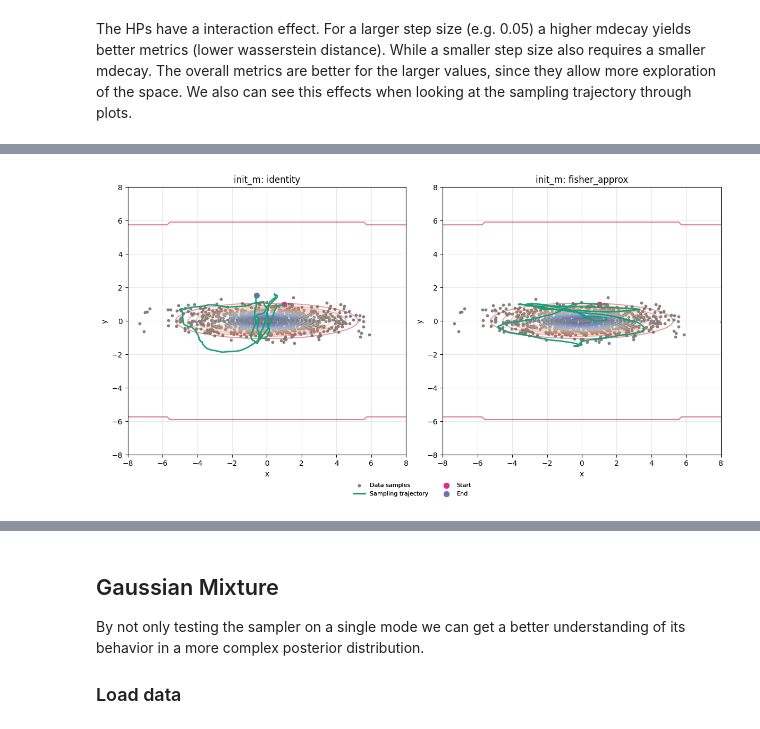
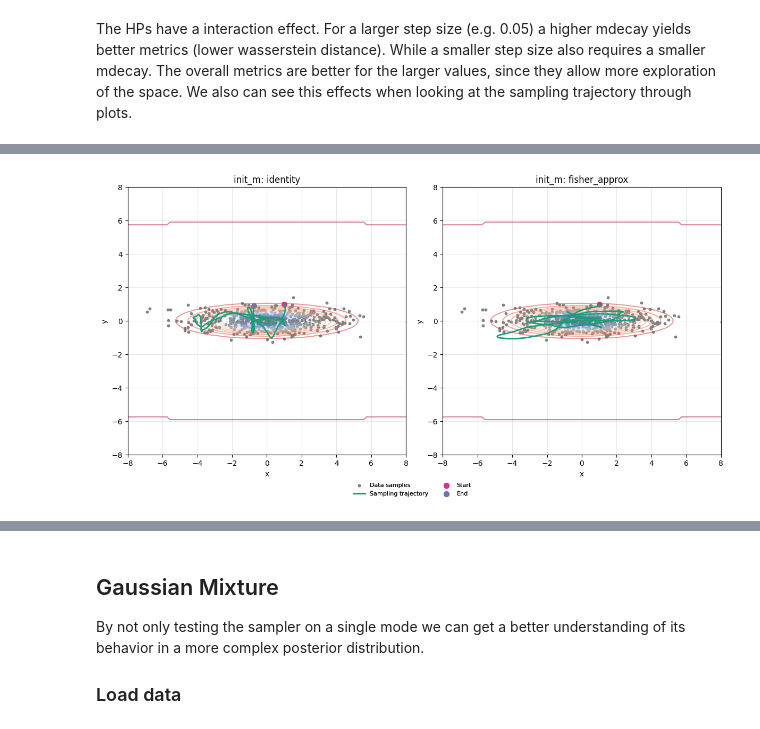
Before and after one commit to mo374z/enhancing-sgmcmc, a Jupyter notebook: notebooks/evaluate_experiments.ipynb, the cells around one changed output, grey strips where cells are left out. Saved outputs shown, nothing was run; the diff lists cells and outputs as text; code cells hidden in the pictures.

```diff
--- a/notebooks/evaluate_experiments.ipynb
+++ b/notebooks/evaluate_experiments.ipynb
@@ -158,43 +129,0 @@ plot_combined_metric_comparison(
-# %%
-fig, axs = plt.subplots(2, 2, figsize=(12, 12))
-
-param_grid = list(
-    product(
-        [0.01, 0.05],
-        [0.01, 0.05],
-    )
-)
-
-axs_flat = axs.flatten()
-
-for i, (mdecay, step_size) in enumerate(param_grid):
-    data, trajectory = run_experiment(
-        means=jnp.array([[0.0, 0.0]]),
-        covs=jnp.array([[[5.0, 0.0], [0.0, 0.2]]]),
-        weights=jnp.array([1.0]),
-        data_samples=2000,
-        mcmc_samples=2000,
-        init_position=jnp.array([0.0, 0.0]),
-        init_m="fisher",
-        mdecay=mdecay,
-        step_size=step_size,
-        n_batches=5,
-        seed=3,
-    )
-
-    plot_gmm_sampling(
-        fig=fig,
-        ax=axs[i // 2, i % 2],
-        trajectory=trajectory,
-        samples=data,
-        means=jnp.array([[0.0, 0.0]]),
-        covs=jnp.array([[[5.0, 0.0], [0.0, 0.2]]]),
-        weights=jnp.array([1.0]),
-        title=f"mdecay: {mdecay}, step_size: {step_size}",
-        plot_type="sampling",
-        xlim=(-8, 8),
-        ylim=(-8, 8),
-    )
-
-plt.tight_layout()
-plt.show()
@@ -234,35 +140,35 @@ for i, init_m in enumerate(["identity", "fisher_approx"]):
     data, trajectory = run_experiment(
         means=jnp.array([[0.0, 0.0]]),
         covs=jnp.array([[[5.0, 0.0], [0.0, 0.2]]]),
         weights=jnp.array([1.0]),
-        data_samples=1000,
+        data_samples=500,
         mcmc_samples=500,
         init_position=jnp.array([1.0, 1.0]),
         init_m=init_m,
         mdecay=0.02,
         step_size=0.05,
         n_batches=5,
         seed=3,
     )
 
     plot_gmm_sampling(
         fig=fig,
         ax=axs[i],
         trajectory=trajectory,
         samples=data,
         means=jnp.array([[0.0, 0.0]]),
         covs=jnp.array([[[5.0, 0.0], [0.0, 0.2]]]),
         weights=jnp.array([1.0]),
         title=f"init_m: {init_m}",
         plot_type="sampling",
         xlim=(-8, 8),
         ylim=(-8, 8),
     )
 
 plt.tight_layout()
 plt.show()
 # %% [output]
-[figure, old version]
+[figure, new version]
 # %%
 parameter = "init_m_type"
 
```
Also changed, not shown: parts of 26 cells of this notebook, 9 other files.
